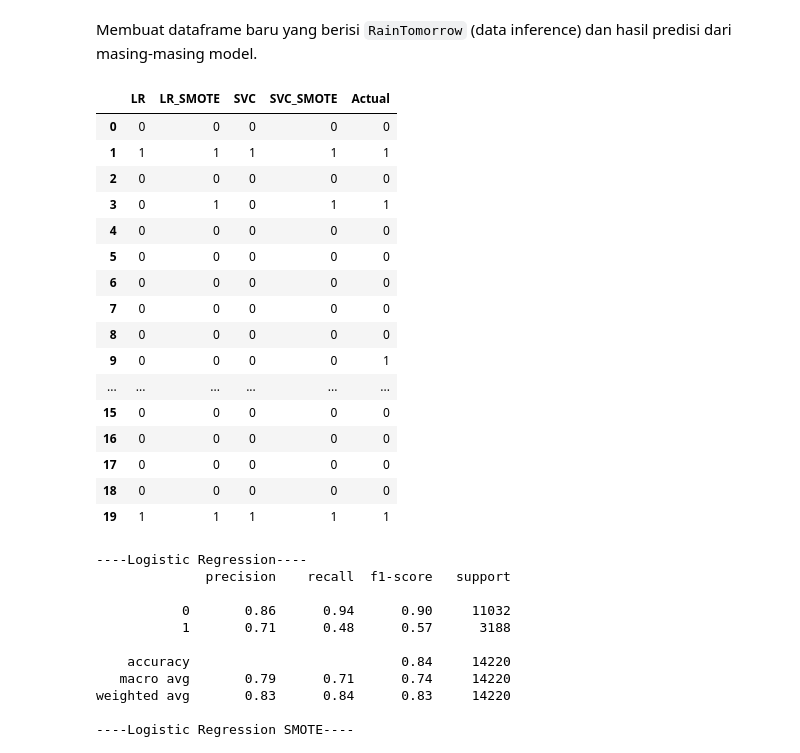
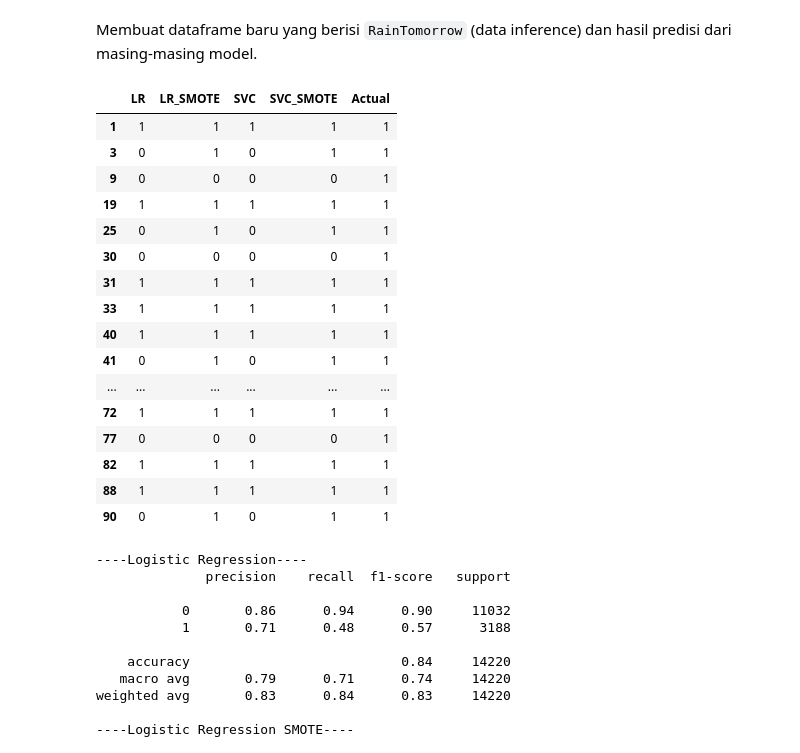
Before and after one commit to Penzragon/h8dsft_P1W1LGSVM, a Jupyter notebook: script.ipynb, the cells around one changed output. Drawn from its saved outputs; the diff is of its cells as text; code cells hidden in the pictures.

```diff
--- a/script.ipynb
+++ b/script.ipynb
@@ -946,25 +946,25 @@ Membuat dataframe baru yang berisi `RainTomorrow` (data inference) dan hasil pre
 # %%
 predictions = pd.concat([y_pred_logistic, y_pred_logistic_smoted, y_pred_svc, y_pred_svc_smoted], axis=1)
 predictions['Actual'] = y_test
-predictions.head(20)
+predictions[predictions.Actual == 1].head(20)
 # %% [output]
 |  | LR | LR_SMOTE | SVC | SVC_SMOTE | Actual |
-| 0 | 0 | 0 | 0 | 0 | 0 |
 | 1 | 1 | 1 | 1 | 1 | 1 |
-| 2 | 0 | 0 | 0 | 0 | 0 |
 | 3 | 0 | 1 | 0 | 1 | 1 |
-| 4 | 0 | 0 | 0 | 0 | 0 |
-| 5 | 0 | 0 | 0 | 0 | 0 |
-| 6 | 0 | 0 | 0 | 0 | 0 |
-| 7 | 0 | 0 | 0 | 0 | 0 |
-| 8 | 0 | 0 | 0 | 0 | 0 |
 | 9 | 0 | 0 | 0 | 0 | 1 |
+| 19 | 1 | 1 | 1 | 1 | 1 |
+| 25 | 0 | 1 | 0 | 1 | 1 |
+| 30 | 0 | 0 | 0 | 0 | 1 |
+| 31 | 1 | 1 | 1 | 1 | 1 |
+| 33 | 1 | 1 | 1 | 1 | 1 |
+| 40 | 1 | 1 | 1 | 1 | 1 |
+| 41 | 0 | 1 | 0 | 1 | 1 |
 | ... | ... | ... | ... | ... | ... |
-| 15 | 0 | 0 | 0 | 0 | 0 |
-| 16 | 0 | 0 | 0 | 0 | 0 |
-| 17 | 0 | 0 | 0 | 0 | 0 |
-| 18 | 0 | 0 | 0 | 0 | 0 |
-| 19 | 1 | 1 | 1 | 1 | 1 |
+| 72 | 1 | 1 | 1 | 1 | 1 |
+| 77 | 0 | 0 | 0 | 0 | 1 |
+| 82 | 1 | 1 | 1 | 1 | 1 |
+| 88 | 1 | 1 | 1 | 1 | 1 |
+| 90 | 0 | 1 | 0 | 1 | 1 |
 # %%
 print('----Logistic Regression----')
 print(classification_report(y_test, predictions['LR']))
```
Also changed, not shown: parts of 6 cells of this notebook.
